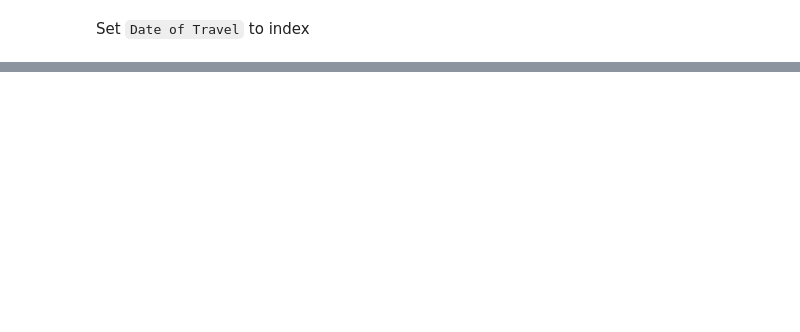
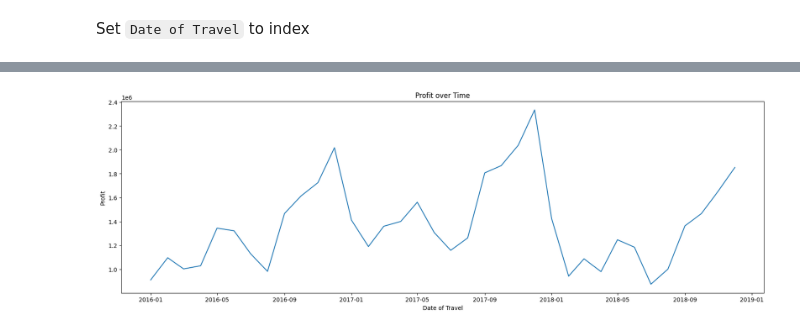
Before and after one commit to MuhammadNurilHuda/G2M-Cab-Investment, a Jupyter notebook: Modeling.ipynb, the cells around one changed output, grey strips where cells are left out. Saved outputs shown, nothing was run; the diff lists cells and outputs as text; code cells hidden in the pictures; blank space fills up the shorter version.

```diff
--- a/Modeling.ipynb
+++ b/Modeling.ipynb
@@ -64,6 +50,6 @@ dtype: object
 # %% [markdown]
 Make the `Date of Travel` as Datetime
 # %%
-df_SARIMA['Date of Travel'] = pd.to_datetime(df_SARIMA['Date of Travel'])
+df_SARIMA['Year-Month'] = pd.to_datetime(df_SARIMA['Year-Month'])
 df_SARIMA.dtypes
 # %% [output]
@@ -72 +58,4 @@ Profit                   float64
 dtype: object
+# %%
+df_SARIMA_grouped = df_SARIMA.groupby(['Year-Month']).agg({'Profit':'sum'}).reset_index()
+df_SARIMA_grouped.head()
@@ -73,2 +69,6 @@ dtype: object
 # %% [markdown]
 Set `Date of Travel` to index
+# %%
+df_SARIMA = df_SARIMA_grouped.set_index('Year-Month')
+df_SARIMA.sort_index(inplace=True)
+df_SARIMA.head()
@@ -74,0 +83,9 @@ Set `Date of Travel` to index
+# %%
+
+plt.plot(df_SARIMA.index, df_SARIMA['Profit'], linestyle='-')
+plt.title('Profit over Time')
+plt.xlabel('Date of Travel')
+plt.ylabel('Profit')
+plt.show()
+# %% [output]
+[figure, added]
```
Also changed, not shown: parts of 28 cells of this notebook.
